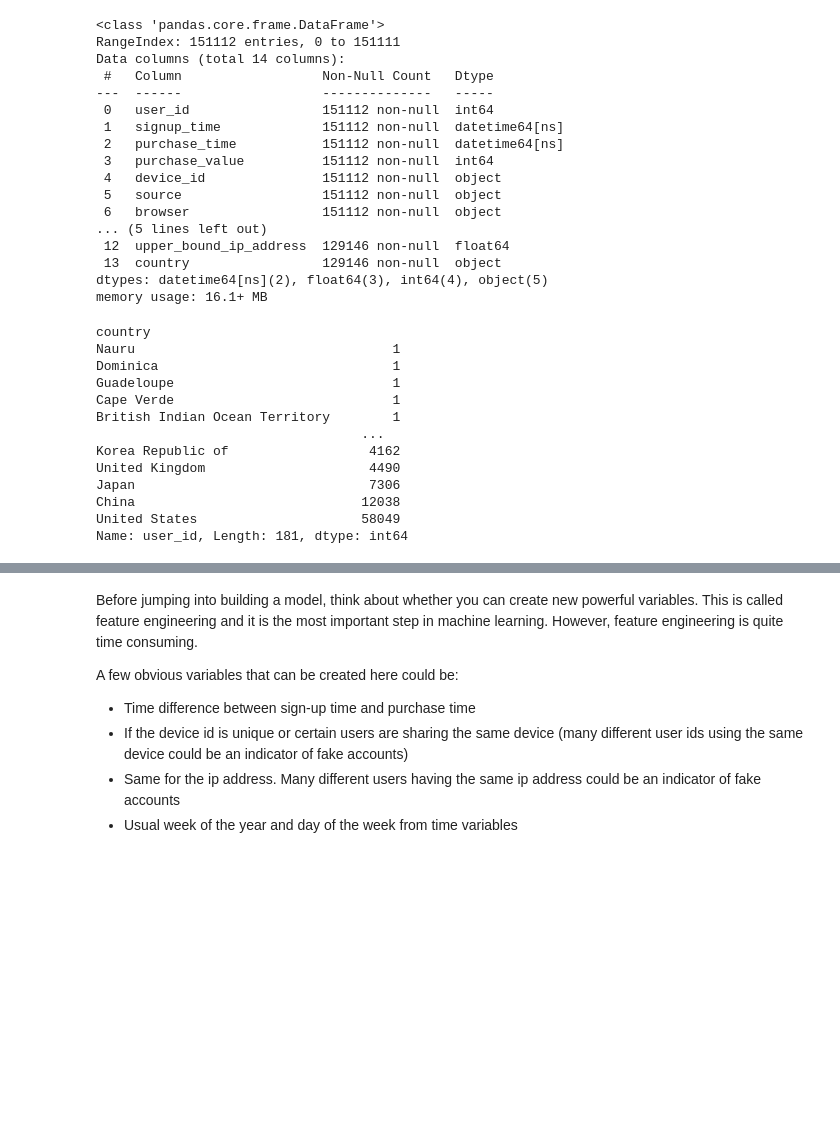
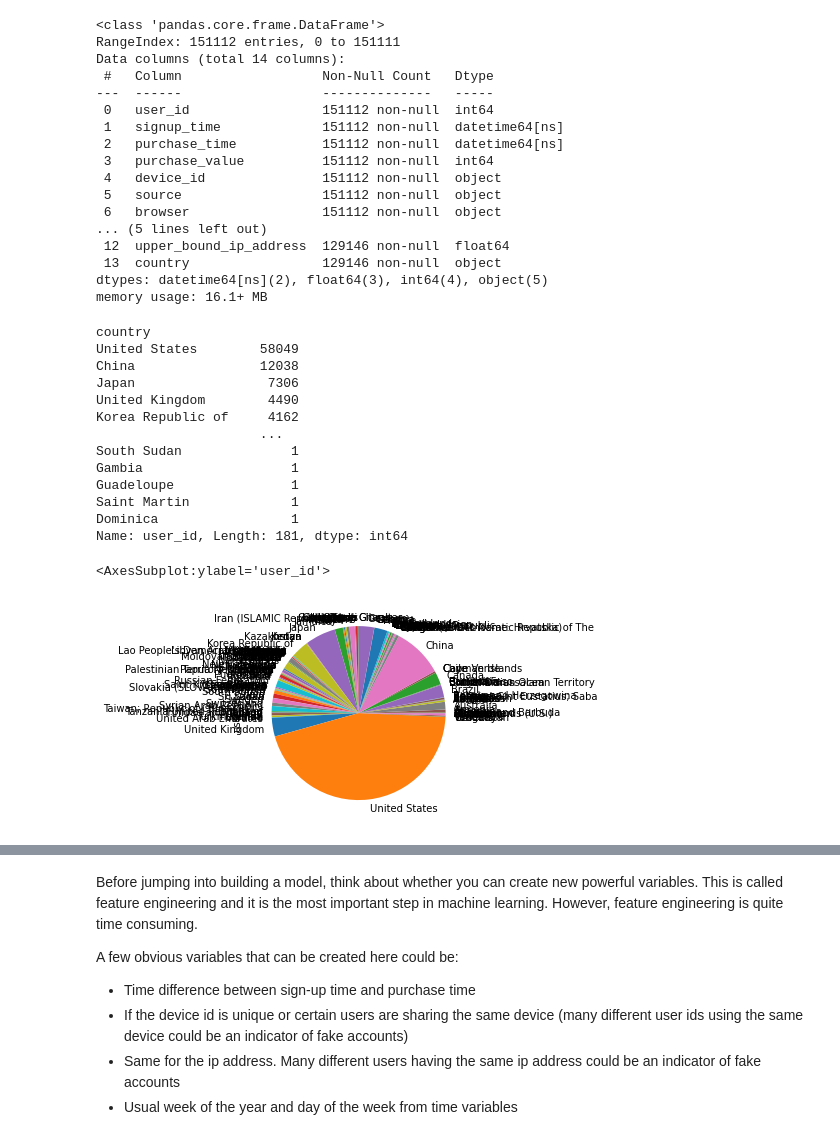
Before and after one commit to menghe2727/data_science, a Jupyter notebook: Identifying_fraudulent_activities/fraud_activities.ipynb, the cells around one changed output, grey strips where cells are left out. Saved outputs shown, nothing was run; the diff lists cells and outputs as text; code cells hidden in the pictures; blank space fills up the shorter version.

```diff
--- a/Identifying_fraudulent_activities/fraud_activities.ipynb
+++ b/Identifying_fraudulent_activities/fraud_activities.ipynb
@@ -207,10 +207,11 @@ f.class, i.lower_bound_ip_address, i.upper_bound_ip_address, i.country
 from fraud_data f
 left join ip_address i on f.ip_address <=i.upper_bound_ip_address and f.ip_address >= i.lower_bound_ip_address
 '''
-fraud_join_data = pysql(join)
+fraud_join_data_1 = pysql(join)
 # %%
 # look at the merge data, the # of column is equal to the # of column in fraud data, the ip_address does not have overlap for each other
 # There are have some null data for country column
+fraud_join_data = fraud_join_data_1
 fraud_join_data.info()
 # %% [output]
 <class 'pandas.core.frame.DataFrame'>
@@ -277,19 +278,25 @@ dtypes: datetime64[ns](2), float64(3), int64(4), object(5)
 memory usage: 16.1+ MB
 # %%
 fraud_join_data_country = fraud_join_data.groupby('country').count()
-fraud_join_data_country = fraud_join_data_country['user_id']
-fraud_join_data_country.sort_values(ascending = True)
+fraud_join_data_country_count = fraud_join_data_country['user_id']
+fraud_join_data_country_count.sort_values(ascending = False)
 # %% [output]
 country
-Nauru                                 1
-Dominica                              1
-Guadeloupe                            1
-Cape Verde                            1
-British Indian Ocean Territory        1
-                                  ...
-Korea Republic of                  4162
-United Kingdom                     4490
-Japan                              7306
-China                             12038
-United States                     58049
+United States        58049
+China                12038
+Japan                 7306
+United Kingdom        4490
+Korea Republic of     4162
+                     ...
+South Sudan              1
+Gambia                   1
+Guadeloupe               1
+Saint Martin             1
+Dominica                 1
 Name: user_id, Length: 181, dtype: int64
+# %%
+# from the pie plot, we can find USA, China and Japan have more proportion of transaction
+fraud_join_data_country_count.plot.pie()
+# %% [output]
+<AxesSubplot:ylabel='user_id'>
+[figure, added]
```
Also changed, not shown: parts of 5 cells of this notebook.
